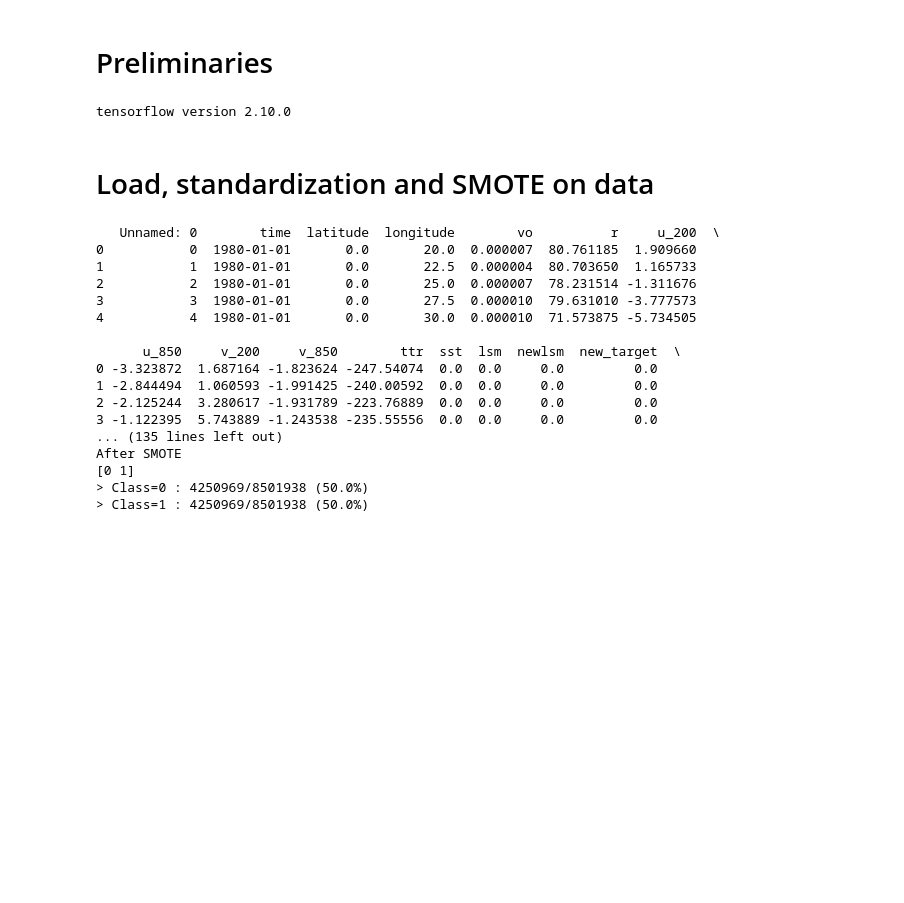
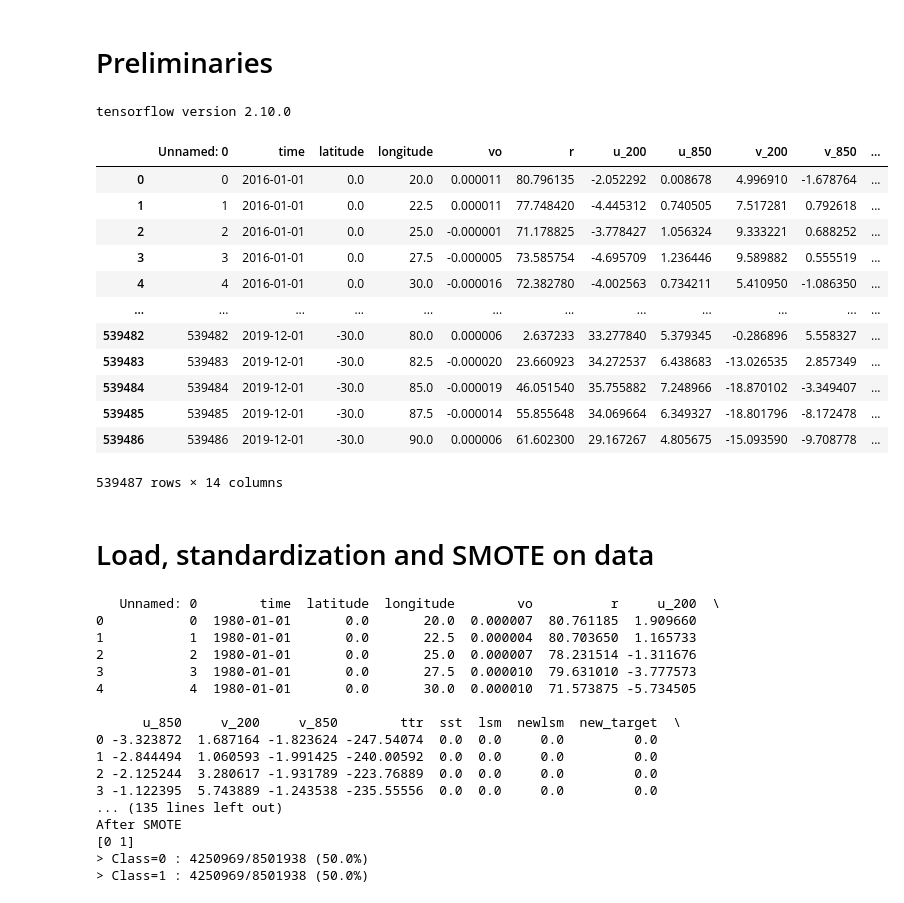
Before and after one commit to PaoloBonettiPolimi/TC, a Jupyter notebook: Paolo/Notebooks_newTarget/2) FFNN.ipynb, the cells around one changed output. Drawn from its saved outputs; the diff is of its cells as text; code cells hidden in the pictures; blank space fills up the shorter version.

```diff
--- a/Paolo/Notebooks_newTarget/2) FFNN.ipynb
+++ b/Paolo/Notebooks_newTarget/2) FFNN.ipynb
@@ -24,6 +24,23 @@ from sklearn.metrics import confusion_matrix
 from sklearn.preprocessing import StandardScaler
 # %% [output]
 tensorflow version 2.10.0
+# %%
+test = pd.read_csv('/Users/paolo/Documents/TC/data/test_real_tom_target.csv')
+test
+# %% [output]
+|  | Unnamed: 0 | time | latitude | longitude | vo | r | u_200 | u_850 | v_200 | v_850 | ... |
+| 0 | 0 | 2016-01-01 | 0.0 | 20.0 | 0.000011 | 80.796135 | -2.052292 | 0.008678 | 4.996910 | -1.678764 | ... |
+| 1 | 1 | 2016-01-01 | 0.0 | 22.5 | 0.000011 | 77.748420 | -4.445312 | 0.740505 | 7.517281 | 0.792618 | ... |
+| 2 | 2 | 2016-01-01 | 0.0 | 25.0 | -0.000001 | 71.178825 | -3.778427 | 1.056324 | 9.333221 | 0.688252 | ... |
+| 3 | 3 | 2016-01-01 | 0.0 | 27.5 | -0.000005 | 73.585754 | -4.695709 | 1.236446 | 9.589882 | 0.555519 | ... |
+| 4 | 4 | 2016-01-01 | 0.0 | 30.0 | -0.000016 | 72.382780 | -4.002563 | 0.734211 | 5.410950 | -1.086350 | ... |
+| ... | ... | ... | ... | ... | ... | ... | ... | ... | ... | ... | ... |
+| 539482 | 539482 | 2019-12-01 | -30.0 | 80.0 | 0.000006 | 2.637233 | 33.277840 | 5.379345 | -0.286896 | 5.558327 | ... |
+| 539483 | 539483 | 2019-12-01 | -30.0 | 82.5 | -0.000020 | 23.660923 | 34.272537 | 6.438683 | -13.026535 | 2.857349 | ... |
+| 539484 | 539484 | 2019-12-01 | -30.0 | 85.0 | -0.000019 | 46.051540 | 35.755882 | 7.248966 | -18.870102 | -3.349407 | ... |
+| 539485 | 539485 | 2019-12-01 | -30.0 | 87.5 | -0.000014 | 55.855648 | 34.069664 | 6.349327 | -18.801796 | -8.172478 | ... |
+| 539486 | 539486 | 2019-12-01 | -30.0 | 90.0 | 0.000006 | 61.602300 | 29.167267 | 4.805675 | -15.093590 | -9.708778 | ... |
+539487 rows × 14 columns
 # %%
 def dataLoad_old():
     test = pd.read_csv('/Users/paolo/Documents/TC/data/test_real_tom_target.csv')
```
Also changed, not shown: 8 other files.
